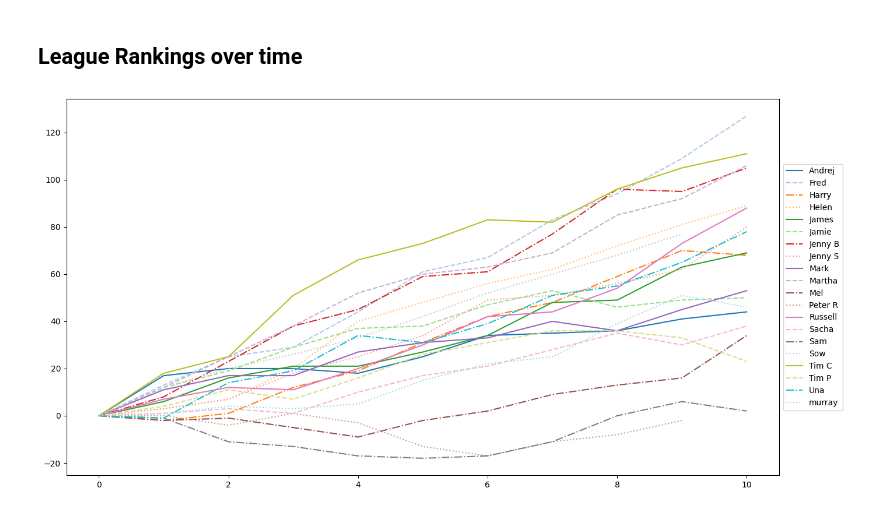
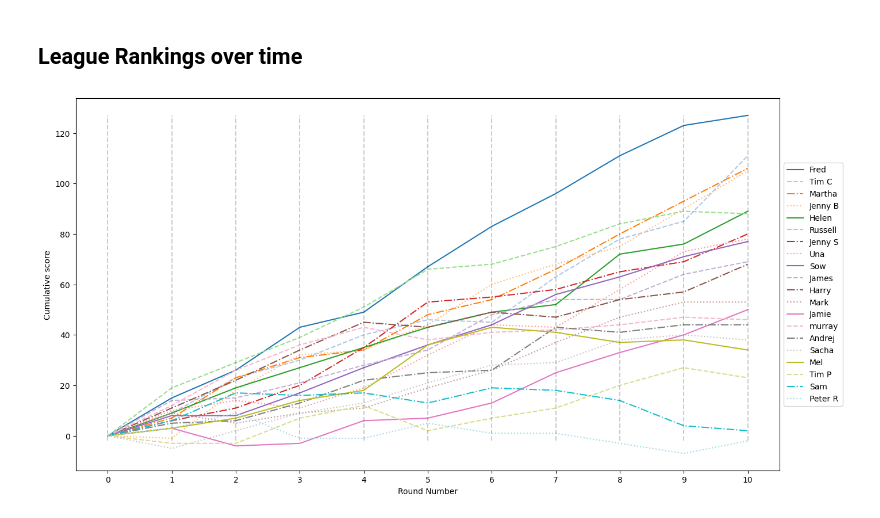
Before and after one commit to fred-cook/music-league-graphs, a Jupyter notebook: music_league_graphs/stats.ipynb, the cells around one changed output. Cells and saved outputs as stored; diff of their text form; code cells hidden in the pictures.

```diff
--- a/music_league_graphs/stats.ipynb
+++ b/music_league_graphs/stats.ipynb
@@ -648,20 +648,36 @@ df[df["explicit"]][["submitter", "round", "song_name", "artist_names"]]
 # %%
 fig, ax = plt.subplots(figsize=(14, 7))
 
 # Get a list of unique submitters
 submitters = df["submitter"].unique()
 colors = cm.get_cmap("tab20", len(submitters))  # or "tab10", "Set1", etc.
 linestyles = ['-', '--', '-.', ':']
 
-for i, (name, submitter_df) in enumerate(df.groupby("submitter")["round_score"]):
+scores: dict[list[int]] = {name: [0] for name in winning_order}
+df = df.sort_values("round_number")
+for round, round_df in df.groupby("round_number"):
+    round_scores = round_df.groupby("submitter")["round_score"].first().to_dict()
+    for name in winning_order:
+        scores[name].append(round_scores.get(name, 0))
+
+for i, (name, round_scores) in enumerate(scores.items()):
     color = colors(i)
     linestyle = linestyles[i % len(linestyles)]
-    ax.plot([0] + list(np.cumsum(submitter_df)), label=name, color=color, linestyle=linestyle)
+    ax.plot(list(np.cumsum(round_scores)), label=name, color=color, linestyle=linestyle)
 
 # Move the legend outside the plot to the right
 ax.legend(loc='center left', bbox_to_anchor=(1.0, 0.5))
 plt.tight_layout()  # Adjust layout to make room for the legend
 
+plt.xticks(range(df["round_number"].max() + 1))
+plt.vlines(range(df["round_number"].max() + 1),
+           min(map(lambda x: np.cumsum(x)[-1], scores.values())),
+           max(map(lambda x: np.cumsum(x)[-1], scores.values())),
+           'k', linestyles='--', alpha=0.2)
+
+plt.xlabel("Round Number")
+plt.ylabel("Cumulative score")
+
 plt.show()
 # %% [output]
-[figure, old version]
+[figure, new version]
```
Also changed, not shown: parts of 8 cells of this notebook.
